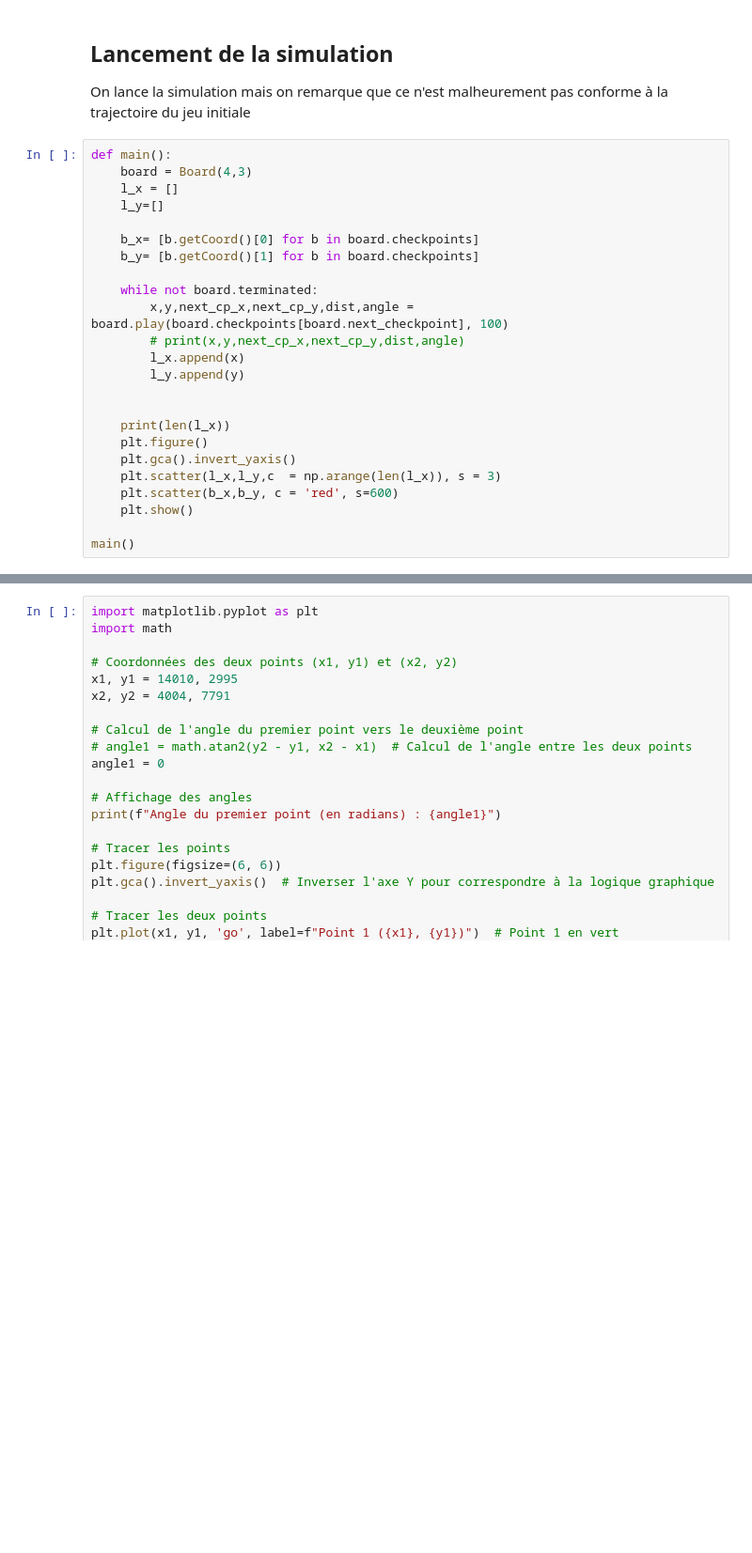
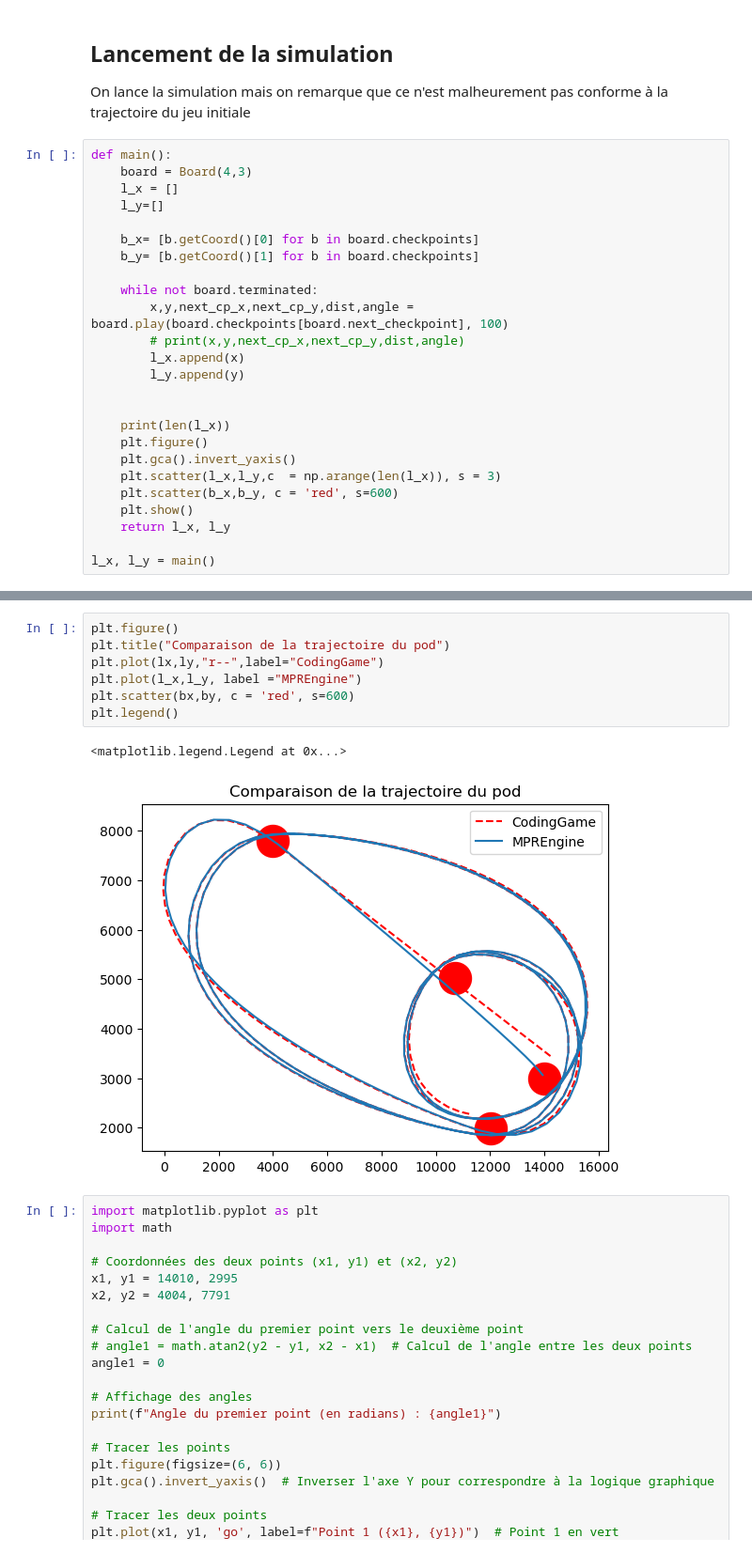
Before and after one commit to emmanuelgkn/ARGPJ, a Jupyter notebook: src/Comparaison.ipynb, the cells around one changed output, grey strips where cells are left out. Shown at 94% size. Drawn from its saved outputs; the diff is of its cells as text; blank space fills up the shorter version.

Commit message:
figure comparaison

```diff
--- a/src/Comparaison.ipynb
+++ b/src/Comparaison.ipynb
@@ -147,7 +149,8 @@ def main():
     plt.scatter(l_x,l_y,c  = np.arange(len(l_x)), s = 3)
     plt.scatter(b_x,b_y, c = 'red', s=600)
     plt.show()
+    return l_x, l_y
 
-main()
+l_x, l_y = main()
 # %% [output]
 0
@@ -156,5 +157,15 @@ main()
 275
 [figure]
+# %%
+plt.figure()
+plt.title("Comparaison de la trajectoire du pod")
+plt.plot(lx,ly,"r--",label="CodingGame")
+plt.plot(l_x,l_y, label ="MPREngine")
+plt.scatter(bx,by, c = 'red', s=600)
+plt.legend()
+# %% [output]
+<matplotlib.legend.Legend at 0x...>
+[figure, added]
 # %%
 import matplotlib.pyplot as plt
 import math
```
Also changed, not shown: parts of 2 cells of this notebook.
